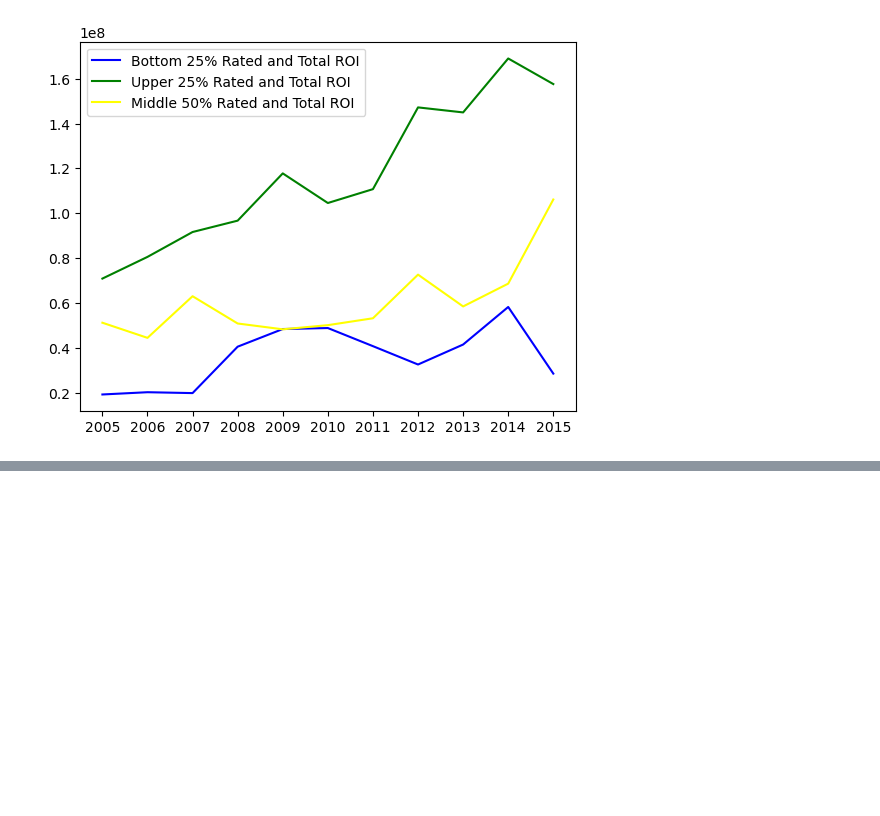
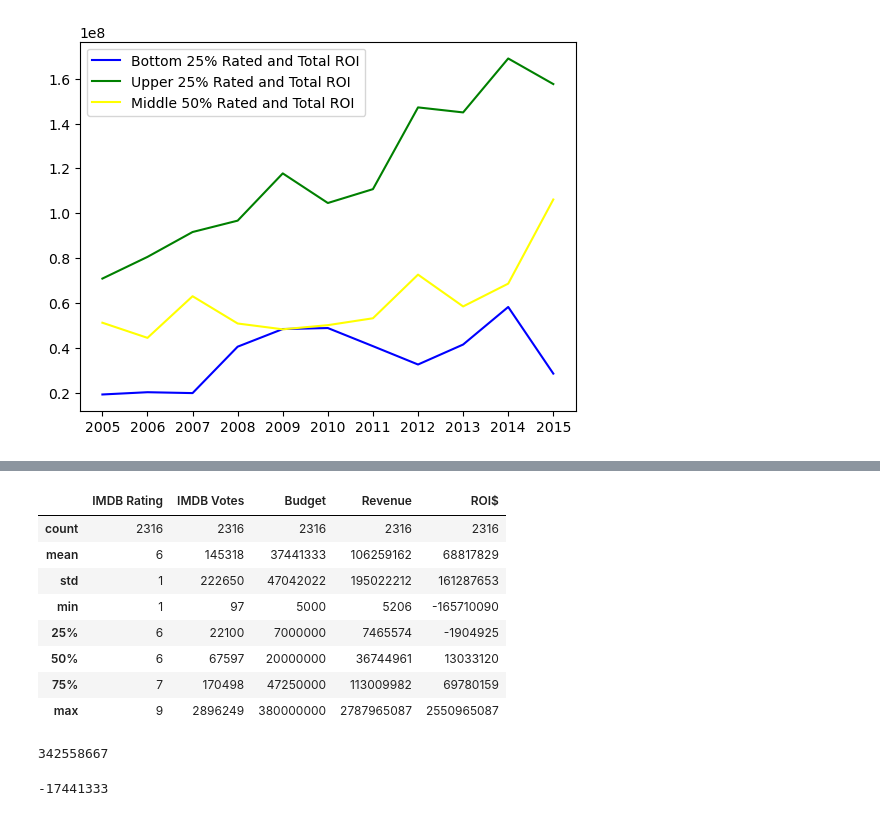
Before and after one commit to Robotrousers/Group1Proj1, a Jupyter notebook: new_ratings.ipynb, the cells around one changed output, grey strips where cells are left out. Cells and saved outputs as stored; diff of their text form; code cells hidden in the pictures; blank space fills up the shorter version.

```diff
--- a/new_ratings.ipynb
+++ b/new_ratings.ipynb
@@ -360,0 +381,20 @@ plt.show()
+# %%
+movie_data_df.describe()
+# %% [output]
+|  | IMDB Rating | IMDB Votes | Budget | Revenue | ROI$ |
+| count | 2316 | 2316 | 2316 | 2316 | 2316 |
+| mean | 6 | 145318 | 37441333 | 106259162 | 68817829 |
+| std | 1 | 222650 | 47042022 | 195022212 | 161287653 |
+| min | 1 | 97 | 5000 | 5206 | -165710090 |
+| 25% | 6 | 22100 | 7000000 | 7465574 | -1904925 |
+| 50% | 6 | 67597 | 20000000 | 36744961 | 13033120 |
+| 75% | 7 | 170498 | 47250000 | 113009982 | 69780159 |
+| max | 9 | 2896249 | 380000000 | 2787965087 | 2550965087 |
+# %%
+380000000-37441333
+# %% [output]
+342558667
+# %%
+20000000-37441333
+# %% [output]
+-17441333
```
Also changed, not shown: parts of 7 cells of this notebook, 1 other file.
